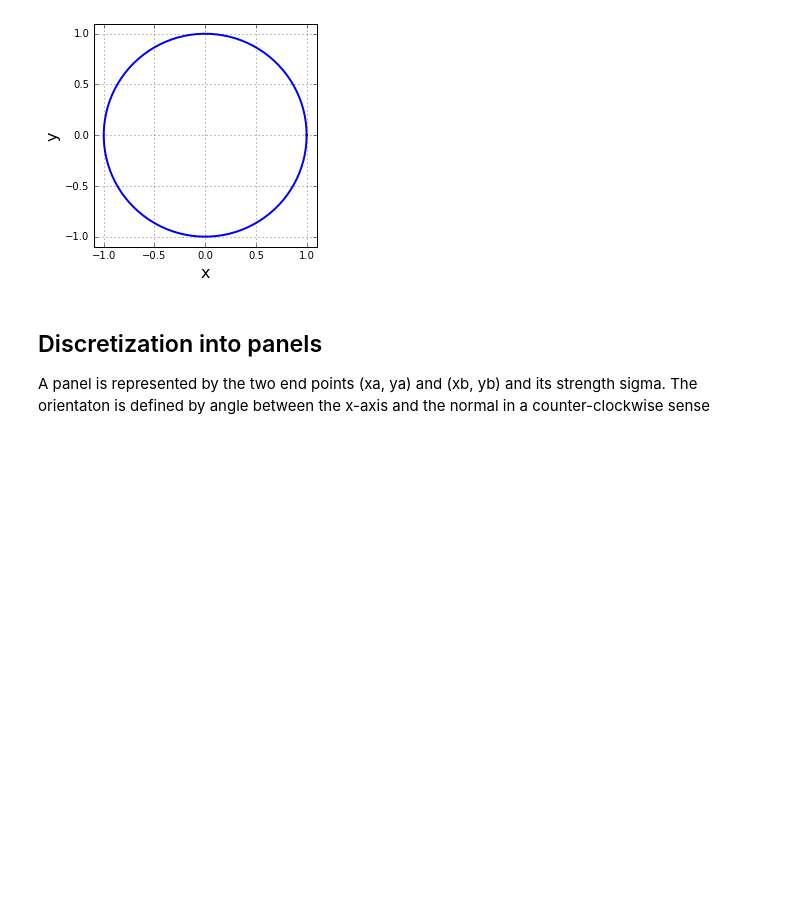
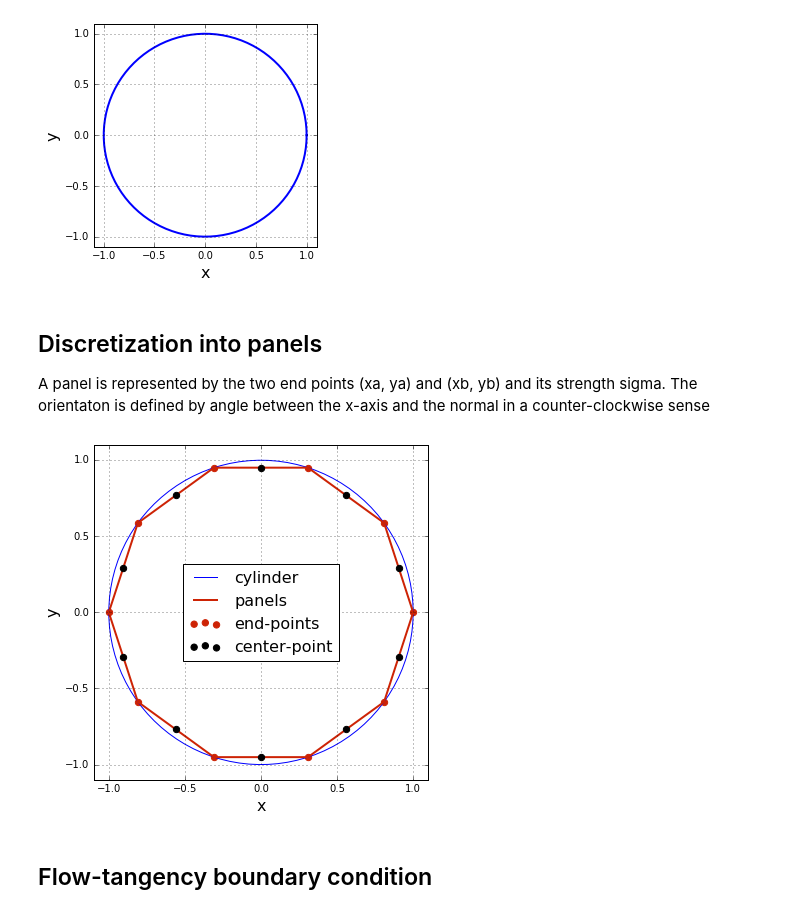
Before and after one commit to jennakosborn/mae6226, a Jupyter notebook: Lesson09.ipynb, the cells around one changed output. Cells and saved outputs as stored; diff of their text form; code cells hidden in the pictures; blank space fills up the shorter version.

```diff
--- a/Lesson09.ipynb
+++ b/Lesson09.ipynb
@@ -78,0 +77,33 @@ N_panels =10  # number of panels desired
+# %%
+N_panels =10  # number of panels desired
+
+#define the end points of the panels
+x_ends = R*numpy.cos(numpy.linspace(0,2*math.pi, N_panels+1))
+y_ends = R*numpy.sin(numpy.linspace(0, 2*math.pi, N_panels+1))
+
+#define the panels
+panels = numpy.empty(N_panels, dtype=object)
+for i in range(N_panels):
+    panels[i] = Panel(x_ends[i], y_ends[i], x_ends[i+1], y_ends[i+1])
+
+# plot the panels
+size = 6
+pyplot.figure(figsize=(size,size))
+pyplot.grid()
+pyplot.xlabel('x', fontsize=16)
+pyplot.ylabel('y', fontsize = 16)
+pyplot.plot(x_cylinder, y_cylinder, label='cylinder', color = 'b', linestyle = '-',
+           linewidth = 1)
+pyplot.plot(x_ends, y_ends, label= 'panels', color = '#CD2305',
+           linestyle = '-', linewidth =2)
+pyplot.scatter([p.xa for p in panels], [p.ya for p in panels],
+              label = 'end-points', color = '#CD2305', s= 40)
+pyplot.scatter([p.xc for p in panels], [p.yc for p in panels],
+              label = 'center-point', color = 'k', s=40, zorder =3)
+pyplot.legend(loc='best', prop = {'size':16})
+pyplot.xlim(-1.1, 1.1)
+pyplot.ylim(-1.1, 1.1);
+# %% [output]
+[figure, added]
+# %% [markdown]
+## Flow-tangency boundary condition
```
Also changed, not shown: parts of 3 cells of this notebook.
